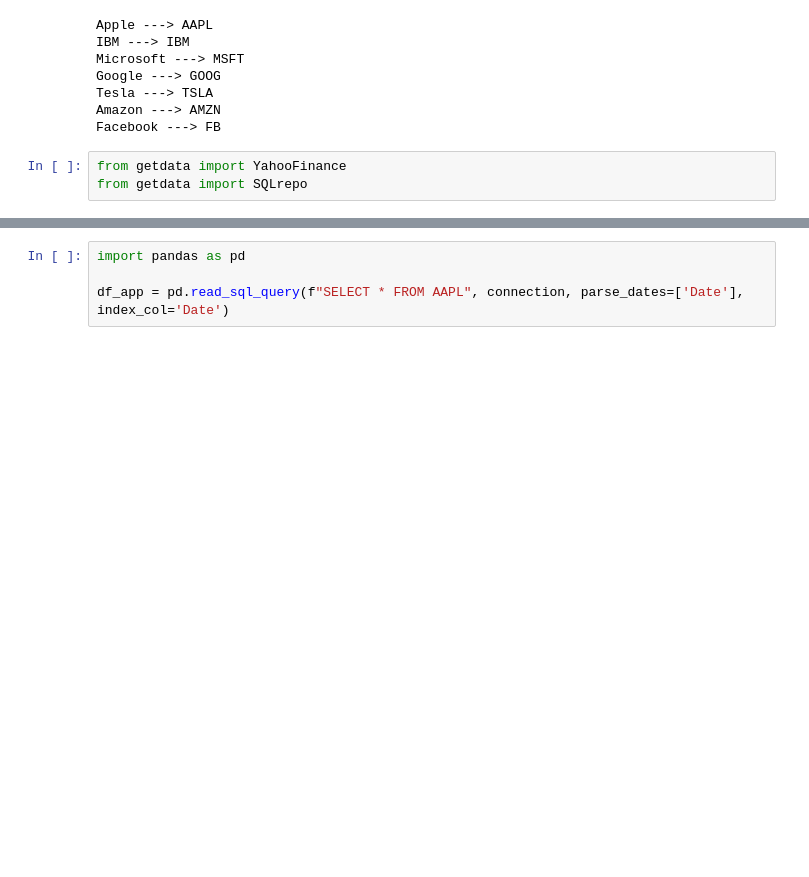
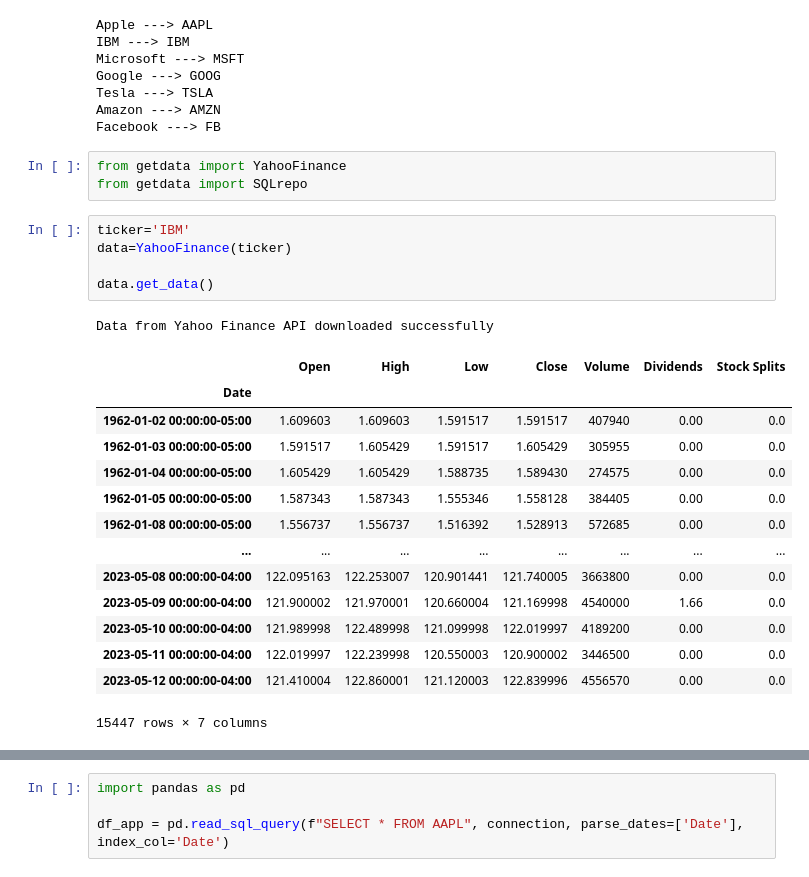
Before and after one commit to MohamedAbdElgni/ML-Stock-Ar-pred, a Jupyter notebook: test.ipynb, the cells around one changed output, grey strips where cells are left out. Saved outputs shown, nothing was run; the diff lists cells and outputs as text; blank space fills up the shorter version.

```diff
--- a/test.ipynb
+++ b/test.ipynb
@@ -32,3 +35,24 @@ Facebook ---> FB
 # %%
 from getdata import YahooFinance
 from getdata import SQLrepo
+# %%
+ticker='IBM'
+data=YahooFinance(ticker)
+
+data.get_data()
+# %% [output]
+Data from Yahoo Finance API downloaded successfully
+|  | Open | High | Low | Close | Volume | Dividends | Stock Splits |
+| Date |  |  |  |  |  |  |  |
+| 1962-01-02 00:00:00-05:00 | 1.609603 | 1.609603 | 1.591517 | 1.591517 | 407940 | 0.00 | 0.0 |
+| 1962-01-03 00:00:00-05:00 | 1.591517 | 1.605429 | 1.591517 | 1.605429 | 305955 | 0.00 | 0.0 |
+| 1962-01-04 00:00:00-05:00 | 1.605429 | 1.605429 | 1.588735 | 1.589430 | 274575 | 0.00 | 0.0 |
+| 1962-01-05 00:00:00-05:00 | 1.587343 | 1.587343 | 1.555346 | 1.558128 | 384405 | 0.00 | 0.0 |
+| 1962-01-08 00:00:00-05:00 | 1.556737 | 1.556737 | 1.516392 | 1.528913 | 572685 | 0.00 | 0.0 |
+| ... | ... | ... | ... | ... | ... | ... | ... |
+| 2023-05-08 00:00:00-04:00 | 122.095163 | 122.253007 | 120.901441 | 121.740005 | 3663800 | 0.00 | 0.0 |
+| 2023-05-09 00:00:00-04:00 | 121.900002 | 121.970001 | 120.660004 | 121.169998 | 4540000 | 1.66 | 0.0 |
+| 2023-05-10 00:00:00-04:00 | 121.989998 | 122.489998 | 121.099998 | 122.019997 | 4189200 | 0.00 | 0.0 |
+| 2023-05-11 00:00:00-04:00 | 122.019997 | 122.239998 | 120.550003 | 120.900002 | 3446500 | 0.00 | 0.0 |
+| 2023-05-12 00:00:00-04:00 | 121.410004 | 122.860001 | 121.120003 | 122.839996 | 4556570 | 0.00 | 0.0 |
+15447 rows × 7 columns
```
Also changed, not shown: parts of 5 cells of this notebook, 6 other files.
